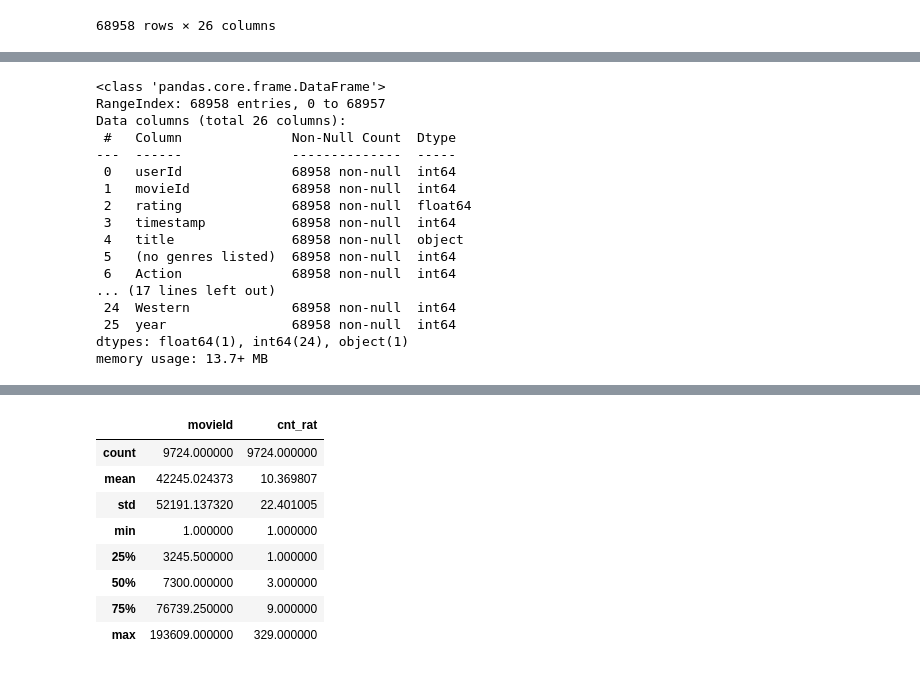
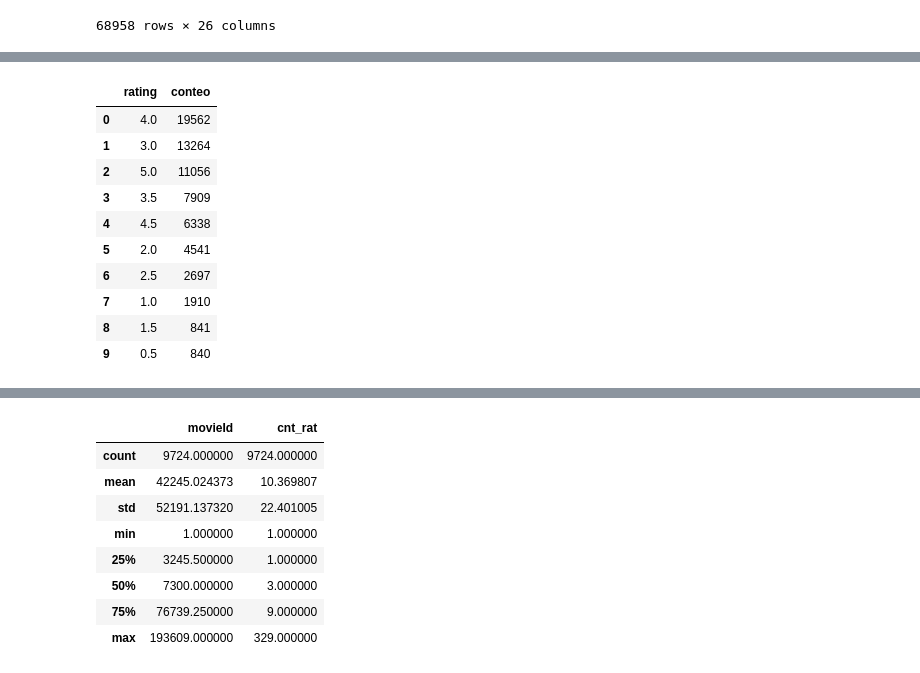
Before and after one commit to angelaguzmanar/Marketing, a Jupyter notebook: Explorción_de_datos_M.ipynb, the cells around one changed output, grey strips where cells are left out. Drawn from its saved outputs; the diff is of its cells as text; code cells hidden in the pictures.

```diff
--- a/Explorción_de_datos_M.ipynb
+++ b/Explorción_de_datos_M.ipynb
@@ -105,9 +56,3 @@ df_explo
 | 68956 | 600 | 32291 | 3.5 | 1237763943 | Melinda and Melinda (2004) | False | False | False | False | ... |
 | 68957 | 605 | 6624 | 3.0 | 1277096115 | Agent Cody Banks (2003) | False | True | True | False | ... |
 68958 rows × 26 columns
-# %%
-# Conecta a la base de datos SQLite
-conn = sql.connect('/content/drive/MyDrive/Analitica3/Entrega_Marketing/db_movies')
-
-# Guarda el DataFrame en la base de datos
-df_explo.to_sql('exploracion', conn, index=False, if_exists='replace')
@@ -116,9 +58,0 @@ df_explo.to_sql('exploracion', conn, index=False, if_exists='replace')
-# %%
-# Conecta a la base de datos SQLite
-conn = sql.connect('/content/drive/MyDrive/Analitica3/Entrega_Marketing/db_movies')
-
-cur=conn.cursor()
-
-### para ver las tablas que hay en la base de datos
-cur.execute("select name from sqlite_master where type='table' ")
-cur.fetchall()
@@ -135,26 +59,3 @@ cur.fetchall()
-# %%
-pd.read_sql("select * from exploracion", conn)
-
-dfmovies= pd.read_sql("select * from exploracion", conn) ### convertir resultados de una consulta en una tabla de pandas
-dfmovies.info()
-# %% [output]
-<class 'pandas.core.frame.DataFrame'>
-RangeIndex: 68958 entries, 0 to 68957
-Data columns (total 26 columns):
- #   Column              Non-Null Count  Dtype
----  ------              --------------  -----
- 0   userId              68958 non-null  int64
- 1   movieId             68958 non-null  int64
- 2   rating              68958 non-null  float64
- 3   timestamp           68958 non-null  int64
- 4   title               68958 non-null  object
- 5   (no genres listed)  68958 non-null  int64
- 6   Action              68958 non-null  int64
-... (17 lines left out)
- 24  Western             68958 non-null  int64
- 25  year                68958 non-null  int64
-dtypes: float64(1), int64(24), object(1)
-memory usage: 13.7+ MB
 # %%
 #realizamos el conteo de registros para cada valor de "rating" y los  agrupamos  y los ordena por conteo en orden descendente.
 
@@ -170,3 +70,17 @@ Layout=go.Layout(title="Count of ratings",xaxis={'title':'Rating'},yaxis={'title
 go.Figure(data,Layout)
 # %% [output]
 [interactive output not drawn]
+# %%
+cr
+# %% [output]
+|  | rating | conteo |
+| 0 | 4.0 | 19562 |
+| 1 | 3.0 | 13264 |
+| 2 | 5.0 | 11056 |
+| 3 | 3.5 | 7909 |
+| 4 | 4.5 | 6338 |
+| 5 | 2.0 | 4541 |
+| 6 | 2.5 | 2697 |
+| 7 | 1.0 | 1910 |
+| 8 | 1.5 | 841 |
+| 9 | 0.5 | 840 |
```
Also changed, not shown: parts of 12 cells of this notebook.
